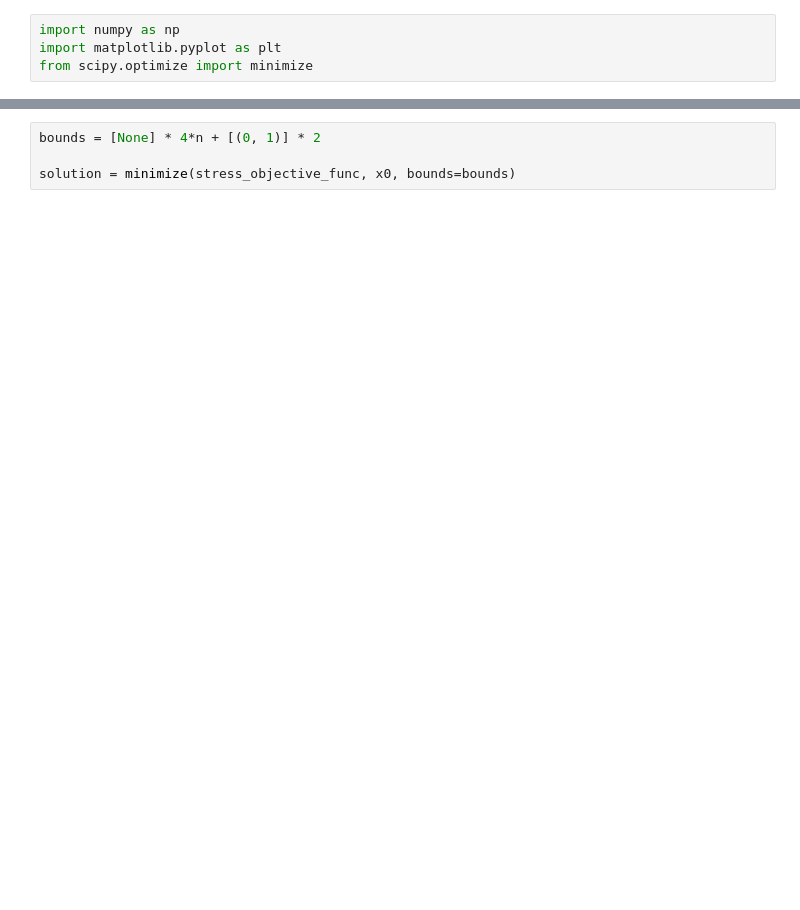
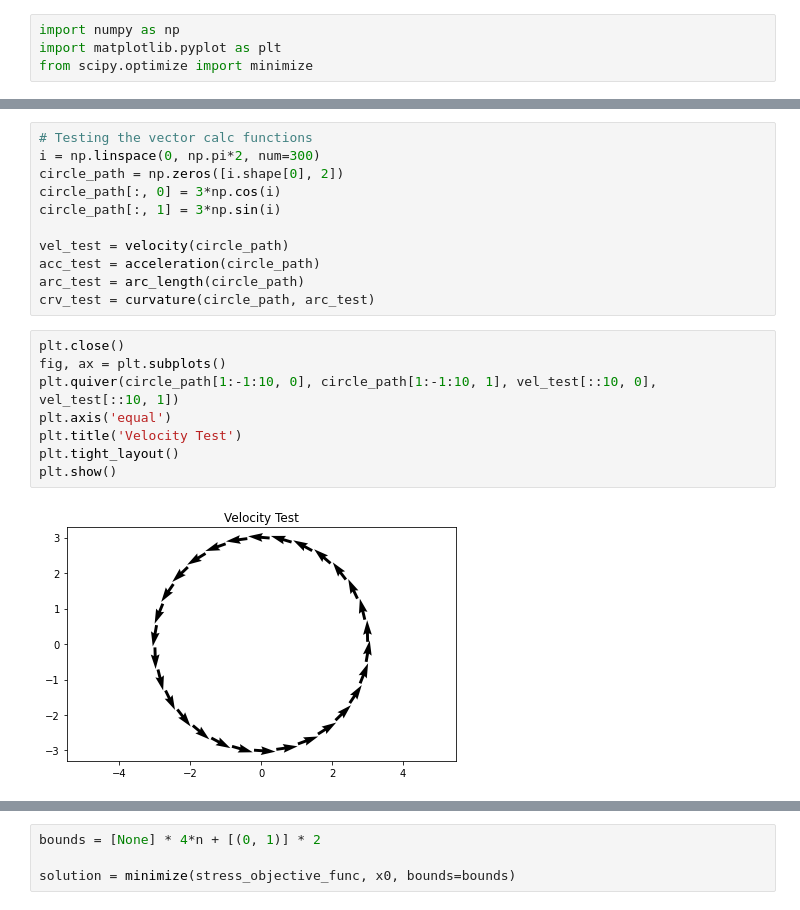
Before and after one commit to sfunderbots/Mechanical, a Jupyter notebook: code/dribbler_spring_optimization.ipynb, the cells around one changed output, grey strips where cells are left out. Saved outputs shown, nothing was run; the diff lists cells and outputs as text; blank space fills up the shorter version.

```diff
--- a/code/dribbler_spring_optimization.ipynb
+++ b/code/dribbler_spring_optimization.ipynb
@@ -58,0 +111,21 @@ def arc_length(r):
+# %%
+# Testing the vector calc functions
+i = np.linspace(0, np.pi*2, num=300)
+circle_path = np.zeros([i.shape[0], 2])
+circle_path[:, 0] = 3*np.cos(i)
+circle_path[:, 1] = 3*np.sin(i)
+
+vel_test = velocity(circle_path)
+acc_test = acceleration(circle_path)
+arc_test = arc_length(circle_path)
+crv_test = curvature(circle_path, arc_test)
+# %%
+plt.close()
+fig, ax = plt.subplots()
+plt.quiver(circle_path[1:-1:10, 0], circle_path[1:-1:10, 1], vel_test[::10, 0], vel_test[::10, 1])
+plt.axis('equal')
+plt.title('Velocity Test')
+plt.tight_layout()
+plt.show()
+# %% [output]
+[figure, added]
```
Also changed, not shown: parts of 13 cells of this notebook.
